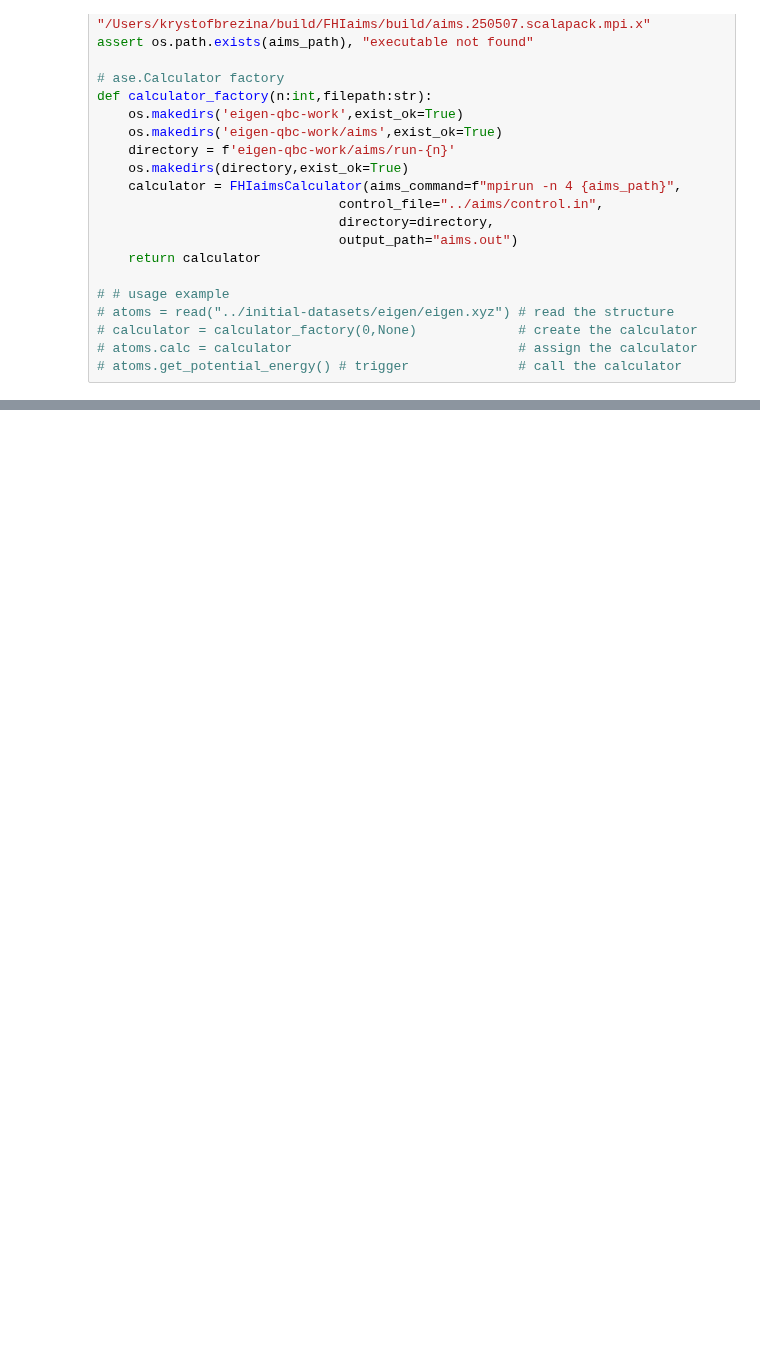
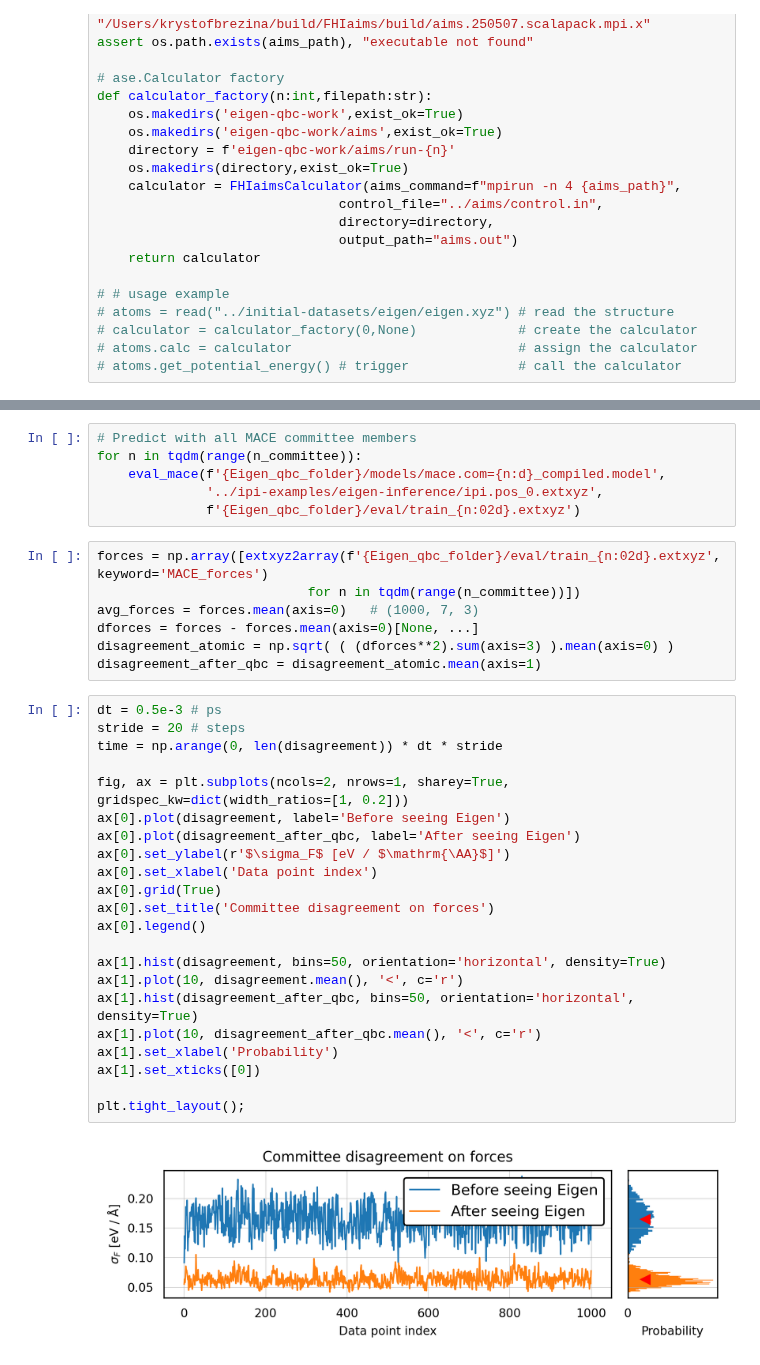
Before and after one commit to sabia-group/AL-tutorial, a Jupyter notebook: notebooks/eigen.ipynb, the cells around one changed output, grey strips where cells are left out. Drawn from its saved outputs; the diff is of its cells as text; blank space fills up the shorter version.

Commit message:
Eigen notebook with finalized content

```diff
--- a/notebooks/eigen.ipynb
+++ b/notebooks/eigen.ipynb
@@ -275,0 +313,37 @@ Test file: None
+# %%
+# Predict with all MACE committee members
+for n in tqdm(range(n_committee)):
+    eval_mace(f'{Eigen_qbc_folder}/models/mace.com={n:d}_compiled.model',
+              '../ipi-examples/eigen-inference/ipi.pos_0.extxyz',
+              f'{Eigen_qbc_folder}/eval/train_{n:02d}.extxyz')
+# %%
+forces = np.array([extxyz2array(f'{Eigen_qbc_folder}/eval/train_{n:02d}.extxyz', keyword='MACE_forces')
+                           for n in tqdm(range(n_committee))])
+avg_forces = forces.mean(axis=0)   # (1000, 7, 3)
+dforces = forces - forces.mean(axis=0)[None, ...]
+disagreement_atomic = np.sqrt( ( (dforces**2).sum(axis=3) ).mean(axis=0) )
+disagreement_after_qbc = disagreement_atomic.mean(axis=1)
+# %%
+dt = 0.5e-3 # ps
+stride = 20 # steps
+time = np.arange(0, len(disagreement)) * dt * stride
+
+fig, ax = plt.subplots(ncols=2, nrows=1, sharey=True, gridspec_kw=dict(width_ratios=[1, 0.2]))
+ax[0].plot(disagreement, label='Before seeing Eigen')
+ax[0].plot(disagreement_after_qbc, label='After seeing Eigen')
+ax[0].set_ylabel(r'$\sigma_F$ [eV / $\mathrm{\AA}$]')
+ax[0].set_xlabel('Data point index')
+ax[0].grid(True)
+ax[0].set_title('Committee disagreement on forces')
+ax[0].legend()
+
+ax[1].hist(disagreement, bins=50, orientation='horizontal', density=True)
+ax[1].plot(10, disagreement.mean(), '<', c='r')
+ax[1].hist(disagreement_after_qbc, bins=50, orientation='horizontal', density=True)
+ax[1].plot(10, disagreement_after_qbc.mean(), '<', c='r')
+ax[1].set_xlabel('Probability')
+ax[1].set_xticks([0])
+
+plt.tight_layout();
+# %% [output]
+[figure, added]
```
Also changed, not shown: parts of 18 cells of this notebook.
